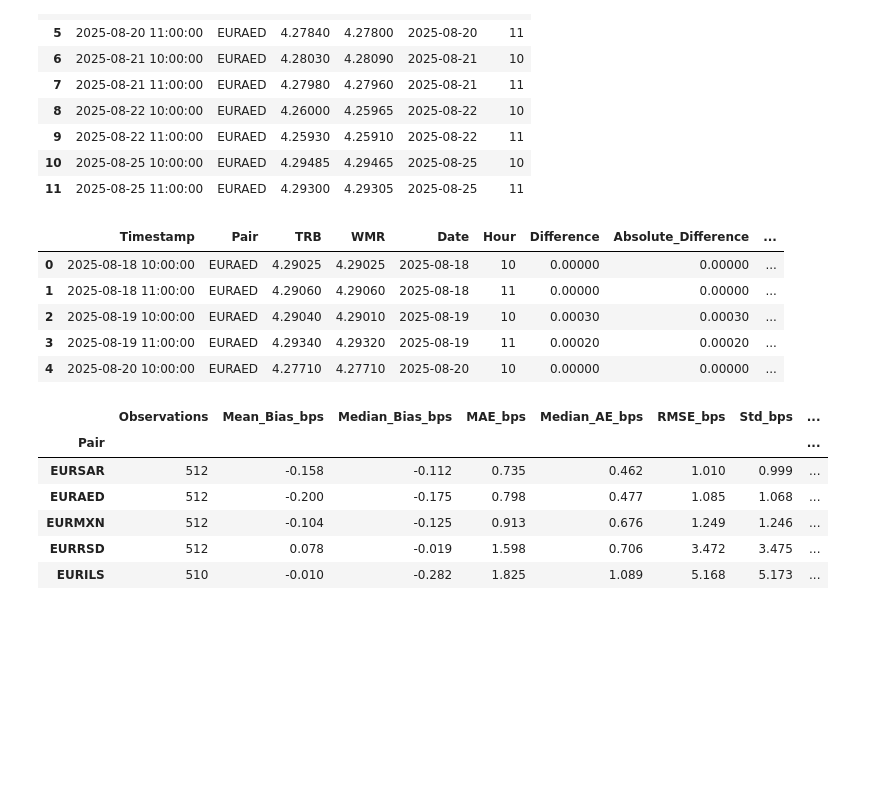
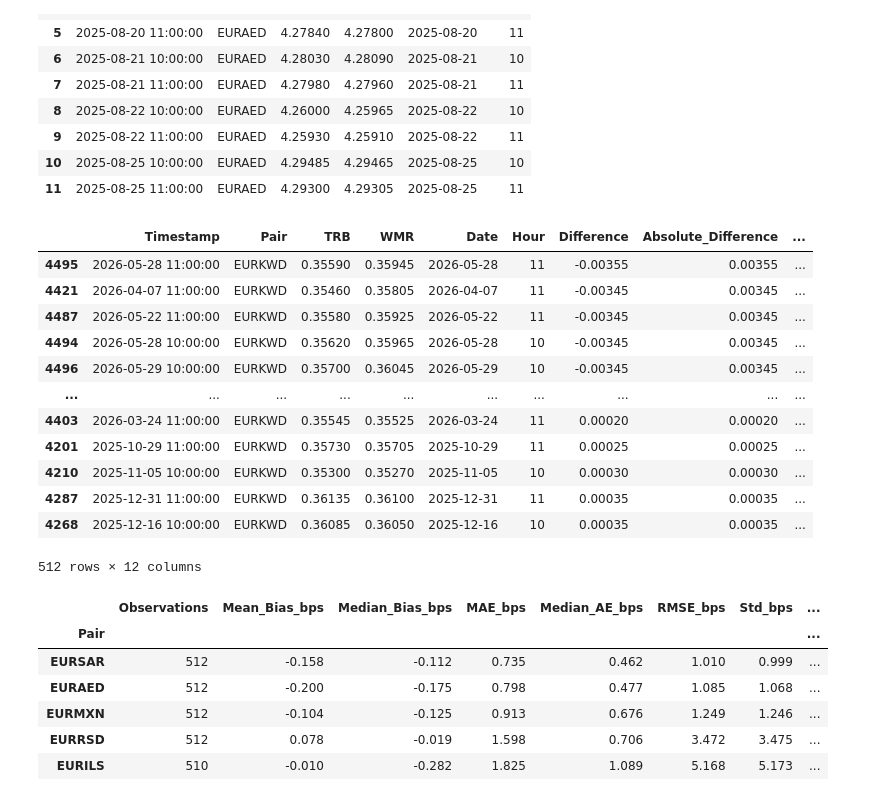
Before and after one commit to hrtwhl/WMR-Fixing, a Jupyter notebook: analysis_exotics.ipynb, the cells around one changed output. Drawn from its saved outputs; the diff is of its cells as text; code cells hidden in the pictures; blank space fills up the shorter version.

```diff
--- a/analysis_exotics.ipynb
+++ b/analysis_exotics.ipynb
@@ -555,36 +499,45 @@ display(comparison.head(12))
 # %%
 comparison["Difference"] = (
     comparison["TRB"] - comparison["WMR"]
 )
 
 comparison["Absolute_Difference"] = (
     comparison["Difference"].abs()
 )
 
 comparison["Difference_bps"] = (
     comparison["Difference"] / comparison["WMR"] * 10_000
 )
 
 comparison["Absolute_Difference_bps"] = (
     comparison["Difference_bps"].abs()
 )
 
 comparison["Difference_pct"] = (
     comparison["Difference"] / comparison["WMR"] * 100
 )
 
 comparison["Squared_Error_bps"] = (
     comparison["Difference_bps"] ** 2
 )
 
-display(comparison.head())
+#display(comparison.head())
+
+comparison[comparison["Pair"] == "EURKWD"].sort_values("Difference_bps")
 # %% [output]
 |  | Timestamp | Pair | TRB | WMR | Date | Hour | Difference | Absolute_Difference | ... |
-| 0 | 2025-08-18 10:00:00 | EURAED | 4.29025 | 4.29025 | 2025-08-18 | 10 | 0.00000 | 0.00000 | ... |
-| 1 | 2025-08-18 11:00:00 | EURAED | 4.29060 | 4.29060 | 2025-08-18 | 11 | 0.00000 | 0.00000 | ... |
-| 2 | 2025-08-19 10:00:00 | EURAED | 4.29040 | 4.29010 | 2025-08-19 | 10 | 0.00030 | 0.00030 | ... |
-| 3 | 2025-08-19 11:00:00 | EURAED | 4.29340 | 4.29320 | 2025-08-19 | 11 | 0.00020 | 0.00020 | ... |
-| 4 | 2025-08-20 10:00:00 | EURAED | 4.27710 | 4.27710 | 2025-08-20 | 10 | 0.00000 | 0.00000 | ... |
+| 4495 | 2026-05-28 11:00:00 | EURKWD | 0.35590 | 0.35945 | 2026-05-28 | 11 | -0.00355 | 0.00355 | ... |
+| 4421 | 2026-04-07 11:00:00 | EURKWD | 0.35460 | 0.35805 | 2026-04-07 | 11 | -0.00345 | 0.00345 | ... |
+| 4487 | 2026-05-22 11:00:00 | EURKWD | 0.35580 | 0.35925 | 2026-05-22 | 11 | -0.00345 | 0.00345 | ... |
+| 4494 | 2026-05-28 10:00:00 | EURKWD | 0.35620 | 0.35965 | 2026-05-28 | 10 | -0.00345 | 0.00345 | ... |
+| 4496 | 2026-05-29 10:00:00 | EURKWD | 0.35700 | 0.36045 | 2026-05-29 | 10 | -0.00345 | 0.00345 | ... |
+| ... | ... | ... | ... | ... | ... | ... | ... | ... | ... |
+| 4403 | 2026-03-24 11:00:00 | EURKWD | 0.35545 | 0.35525 | 2026-03-24 | 11 | 0.00020 | 0.00020 | ... |
+| 4201 | 2025-10-29 11:00:00 | EURKWD | 0.35730 | 0.35705 | 2025-10-29 | 11 | 0.00025 | 0.00025 | ... |
+| 4210 | 2025-11-05 10:00:00 | EURKWD | 0.35300 | 0.35270 | 2025-11-05 | 10 | 0.00030 | 0.00030 | ... |
+| 4287 | 2025-12-31 11:00:00 | EURKWD | 0.36135 | 0.36100 | 2025-12-31 | 11 | 0.00035 | 0.00035 | ... |
+| 4268 | 2025-12-16 10:00:00 | EURKWD | 0.36085 | 0.36050 | 2025-12-16 | 10 | 0.00035 | 0.00035 | ... |
+512 rows × 12 columns
 # %%
 summary_by_pair = (
     comparison
```
Also changed, not shown: parts of 21 cells of this notebook, 4 other files.
